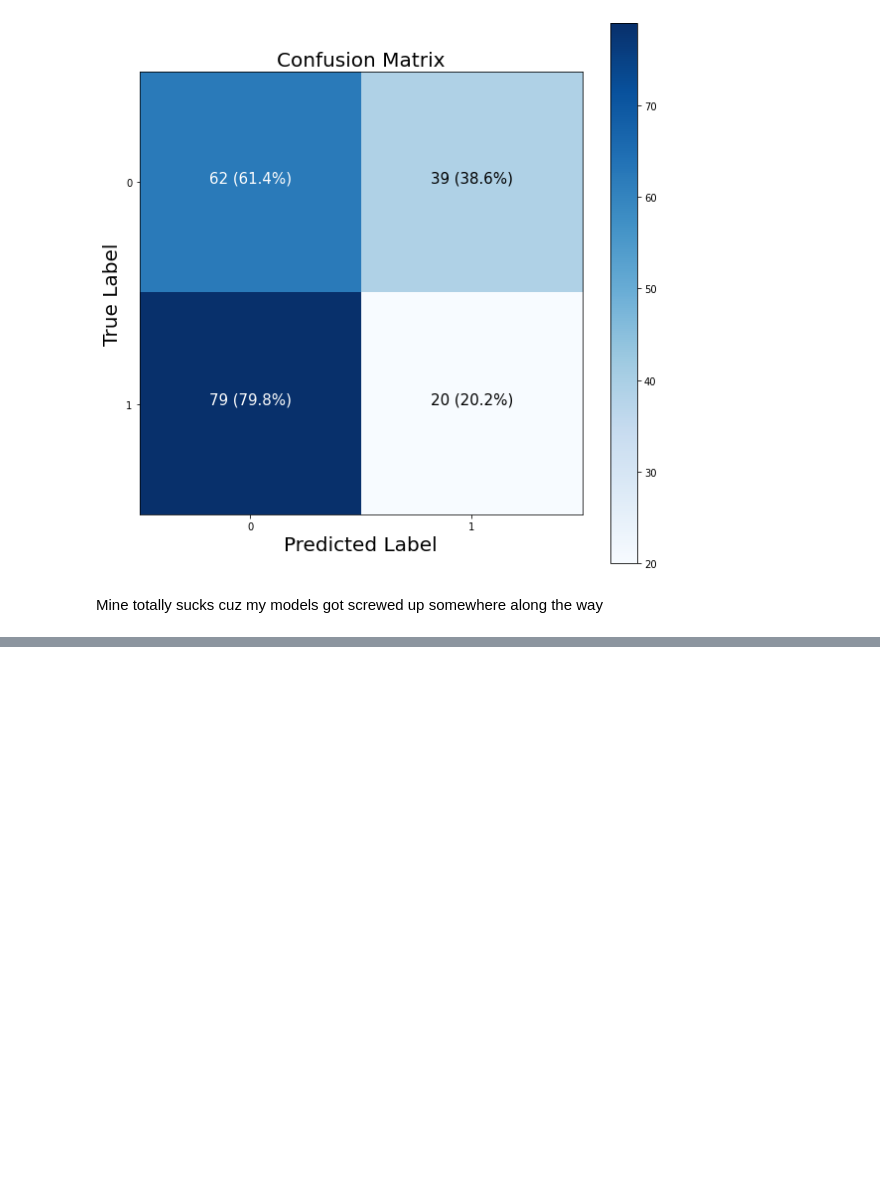
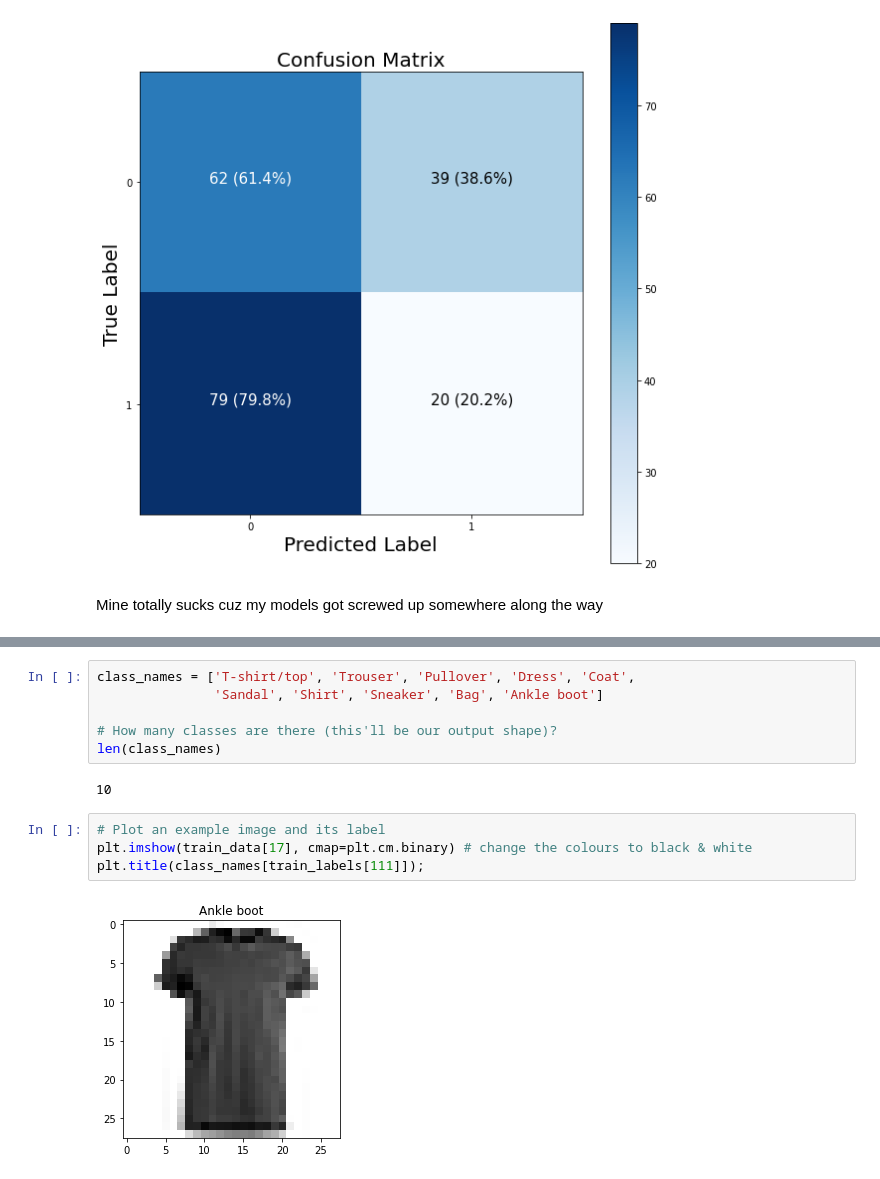
Before and after one commit to ryandraper/neural-network-learning, a Jupyter notebook: 02_neural_network_classification_with_tensorflow_video.ipynb, the cells around one changed output, grey strips where cells are left out. Cells and saved outputs as stored; diff of their text form; blank space fills up the shorter version.

```diff
--- a/02_neural_network_classification_with_tensorflow_video.ipynb
+++ b/02_neural_network_classification_with_tensorflow_video.ipynb
@@ -1058,0 +1122,14 @@ When you have more than 2 classes as an option, it's known as **multi-class clas
+# %%
+class_names = ['T-shirt/top', 'Trouser', 'Pullover', 'Dress', 'Coat',
+               'Sandal', 'Shirt', 'Sneaker', 'Bag', 'Ankle boot']
+
+# How many classes are there (this'll be our output shape)?
+len(class_names)
+# %% [output]
+10
+# %%
+# Plot an example image and its label
+plt.imshow(train_data[17], cmap=plt.cm.binary) # change the colours to black & white
+plt.title(class_names[train_labels[111]]);
+# %% [output]
+[figure, added]
```
Also changed, not shown: parts of 7 cells of this notebook.
